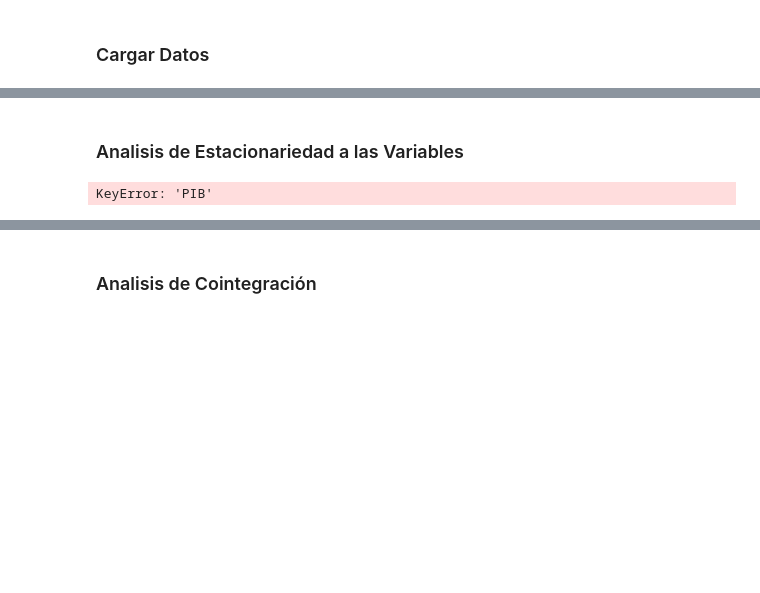
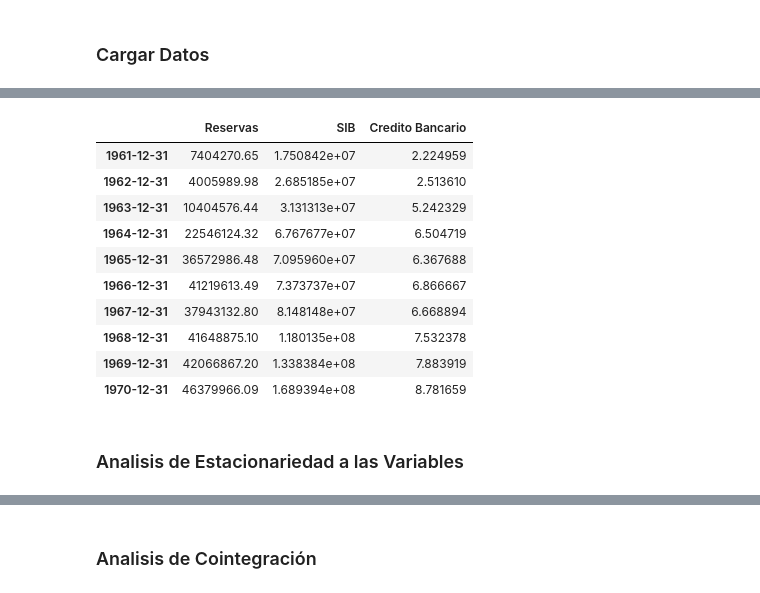
Before and after one commit to miguel2019547/econometria_2, a Jupyter notebook: _VEC/Examen.ipynb, the cells around one changed output, grey strips where cells are left out. Cells and saved outputs as stored; diff of their text form; code cells hidden in the pictures; blank space fills up the shorter version.

```diff
--- a/_VEC/Examen.ipynb
+++ b/_VEC/Examen.ipynb
@@ -51,11 +31,19 @@ Recursos de agua dulce  internos renovables, total (billones de metros cúbicos)
 # %%
+data = Datos.copy()
 data = data[['Total de reservas (incluye oro, US$ a precios actuales)','Ahorro interno bruto (US$ a precios actuales)','Crédito interno al sector privado otorgado por los bancos (% del PIB)']]
-data.columns = ['Reservas','SIB','Credito Bancario']
+data.columns = ['Reservas','SIB','Credito Bancario'] # Asi nombrare a estas tres variables con fines practicos
+data.head(10)
+# %% [output]
+|  | Reservas | SIB | Credito Bancario |
+| 1961-12-31 | 7404270.65 | 1.750842e+07 | 2.224959 |
+| 1962-12-31 | 4005989.98 | 2.685185e+07 | 2.513610 |
+| 1963-12-31 | 10404576.44 | 3.131313e+07 | 5.242329 |
+| 1964-12-31 | 22546124.32 | 6.767677e+07 | 6.504719 |
+| 1965-12-31 | 36572986.48 | 7.095960e+07 | 6.367688 |
+| 1966-12-31 | 41219613.49 | 7.373737e+07 | 6.866667 |
+| 1967-12-31 | 37943132.80 | 8.148148e+07 | 6.668894 |
+| 1968-12-31 | 41648875.10 | 1.180135e+08 | 7.532378 |
+| 1969-12-31 | 42066867.20 | 1.338384e+08 | 7.883919 |
+| 1970-12-31 | 46379966.09 | 1.689394e+08 | 8.781659 |
 # %% [markdown]
 ### Analisis de Estacionariedad a las Variables
-# %%
-DFuller(data['PIB'])
-DFuller(data['Gasto'])
-DFuller(data['Inversión'])
-# %% [output]
-KeyError: 'PIB'
```
Also changed, not shown: parts of 15 cells of this notebook.
